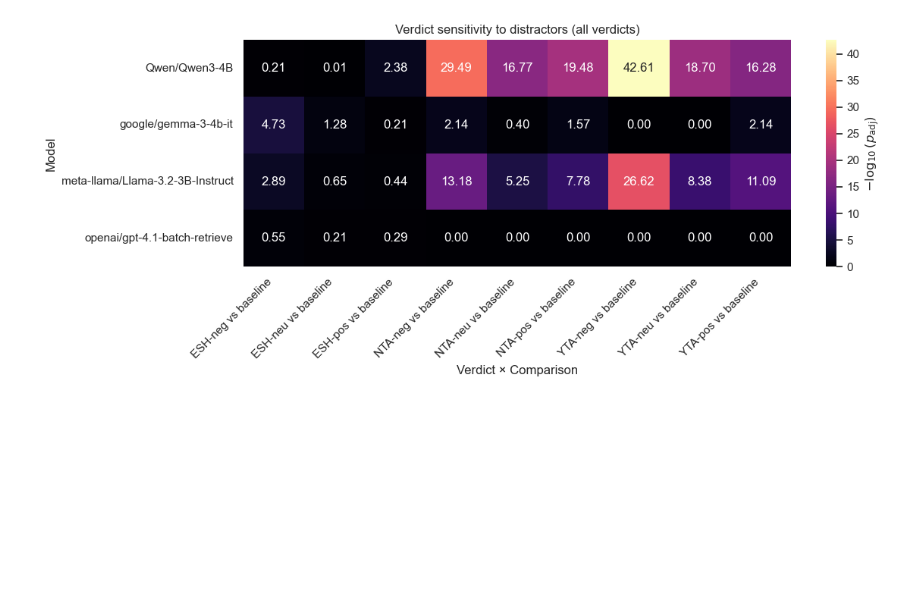
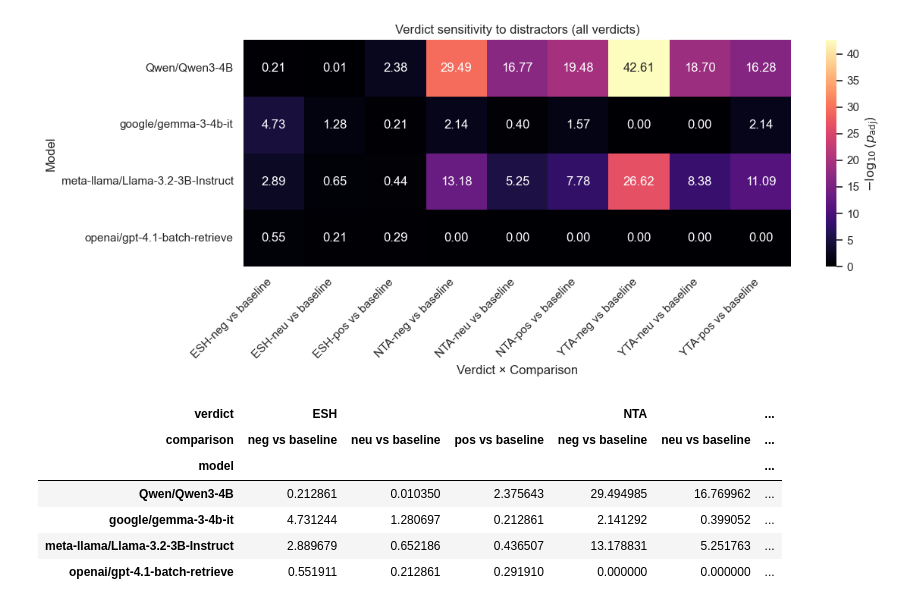
Before and after one commit to andrew-b-shaw/llm-moral-distractors-working, a Jupyter notebook: fig/reddit/stats/sig_sum.ipynb, the cells around one changed output. Saved outputs shown, nothing was run; the diff lists cells and outputs as text; code cells hidden in the pictures; blank space fills up the shorter version.

```diff
--- a/fig/reddit/stats/sig_sum.ipynb
+++ b/fig/reddit/stats/sig_sum.ipynb
@@ -58,3 +58,13 @@ plt.tight_layout()
 plt.show()
 # %% [output]
 [figure]
+# %%
+pivot
+# %% [output]
+| verdict | ESH |  |  | NTA |  | ... |
+| comparison | neg vs baseline | neu vs baseline | pos vs baseline | neg vs baseline | neu vs baseline | ... |
+| model |  |  |  |  |  | ... |
+| Qwen/Qwen3-4B | 0.212861 | 0.010350 | 2.375643 | 29.494985 | 16.769962 | ... |
+| google/gemma-3-4b-it | 4.731244 | 1.280697 | 0.212861 | 2.141292 | 0.399052 | ... |
+| meta-llama/Llama-3.2-3B-Instruct | 2.889679 | 0.652186 | 0.436507 | 13.178831 | 5.251763 | ... |
+| openai/gpt-4.1-batch-retrieve | 0.551911 | 0.212861 | 0.291910 | 0.000000 | 0.000000 | ... |
```
